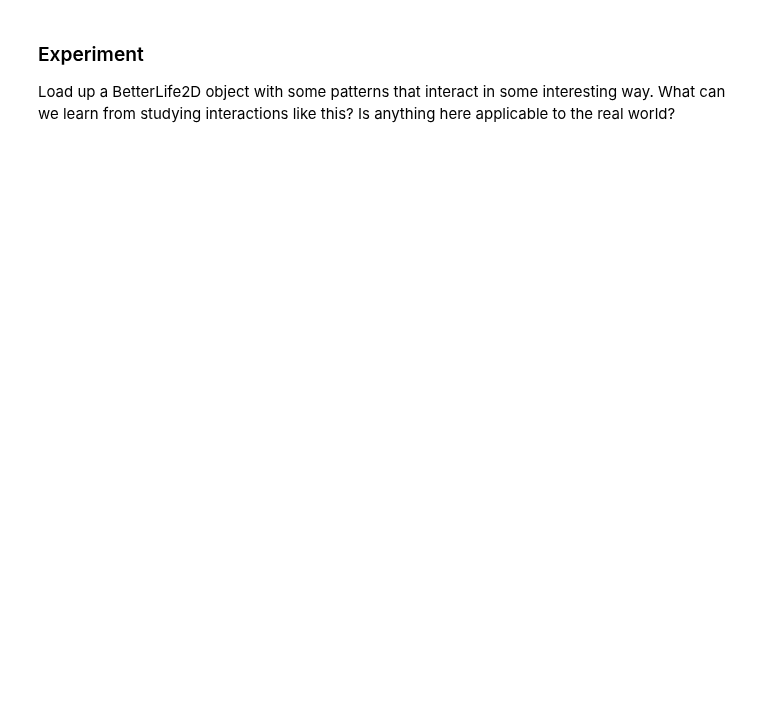
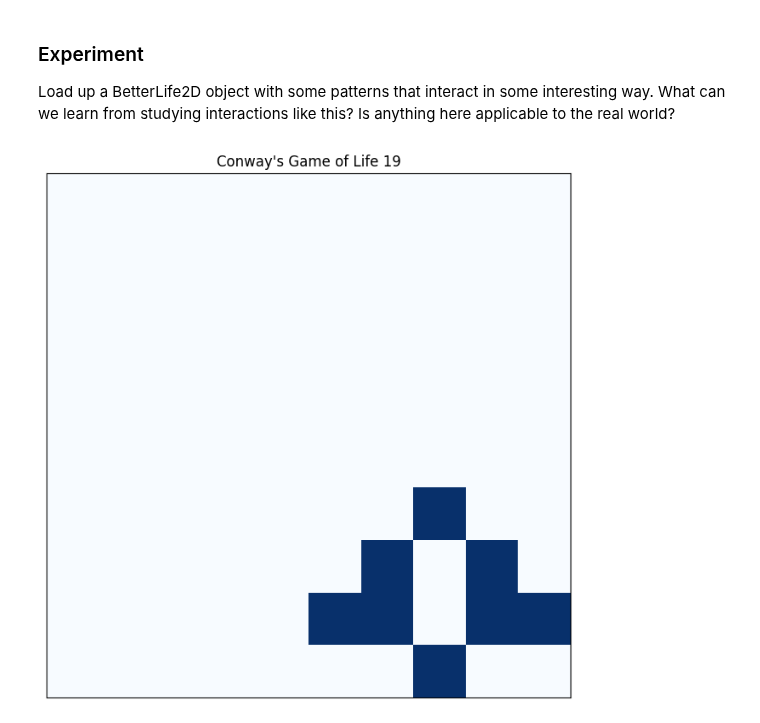
Before and after one commit to Zeko2005/cap-comp215, a Jupyter notebook: labs/lab06-GoL.ipynb, the cells around one changed output. Cells and saved outputs as stored; diff of their text form; code cells hidden in the pictures; blank space fills up the shorter version.

```diff
--- a/labs/lab06-GoL.ipynb
+++ b/labs/lab06-GoL.ipynb
@@ -220,10 +220,15 @@ class BetterLife2D(Life2D):
         alive = ones & array_of_probability
         self.state = alive
 
-    def load_pattern(pattern, x=3, y=3):
+    def load_pattern(PatternList, rows, x=3, y=3):
         """  insert patterns into the Life state array """
         New_Life = BetterLife2D(10)
-        New_Life.state[x:x+3,y:y+3] = pattern
+        print(PatternList)
+        if type(PatternList) == (list):
+          for i in range(len(PatternList)):
+            New_Life.state[x[i]:x[i]+rows[i], y[i]:y[i]+3] = PatternList[i]
+        else:
+          New_Life.state[x:x+len(PatternList), y:y+3] = PatternList
         return New_Life
 
 
@@ -272,7 +277,7 @@ def patterns(pattern):
   for line in pattern_lines:
     pattern_list.append([int(char) for char in line.strip()])
 
-  return np.array(pattern_list)
+  return np.array(pattern_list), len(pattern_lines)
 
 glider_pattern = \
     """
@@ -281,11 +286,10 @@ glider_pattern = \
     111
     """
 
-
-gol_Object = BetterLife2D.load_pattern(patterns(glider_pattern))
-GOL = Animation2D(gol_Object, frames=20)
+moving_pattern, rows = patterns(glider_pattern)
+Live_Pattern = BetterLife2D.load_pattern(moving_pattern, rows)
+GOL = Animation2D(Live_Pattern, frames=20)
 GOL.animate()
-
 # Ex. 3 your code here...
 # %% [output]
 [figure]
@@ -302,0 +323,14 @@ What can we learn from studying interactions like this?   Is anything here appli
+# %%
+# Ex. 3 code for your experiment here
+Patterns_Exp = patterns(glider_pattern)
+Patterns_Exp2 = patterns(glider_pattern)
+
+
+MyPatterns = [Patterns_Exp[0],Patterns_Exp2[0]]
+rows = [Patterns_Exp[1],Patterns_Exp2[1]]
+
+Last_Animation = BetterLife2D.load_pattern(MyPatterns, rows, x=[3,6],y=[3,6])
+GOL = Animation2D(Last_Animation, frames=20)
+GOL.animate()
+# %% [output]
+[figure, added]
```
Also changed, not shown: parts of 3 cells of this notebook.
